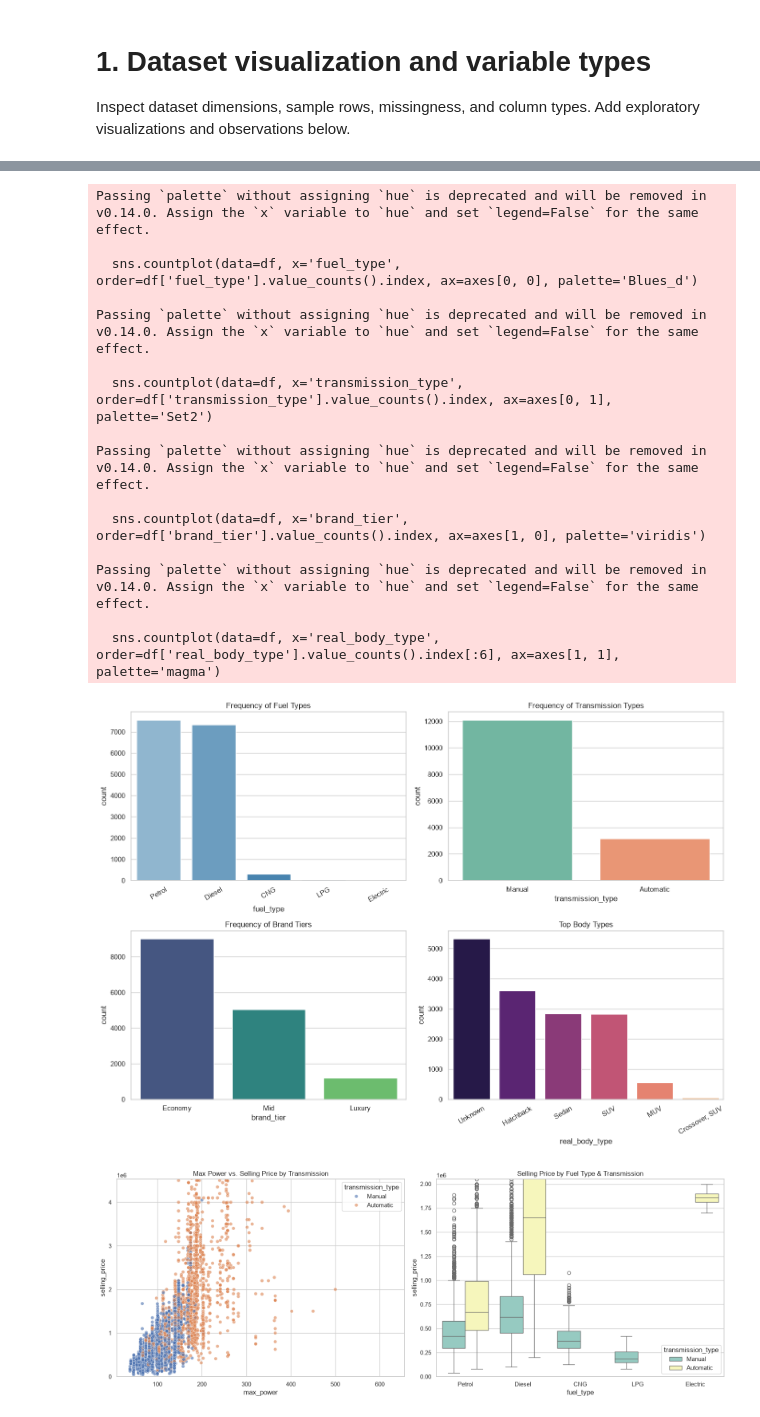
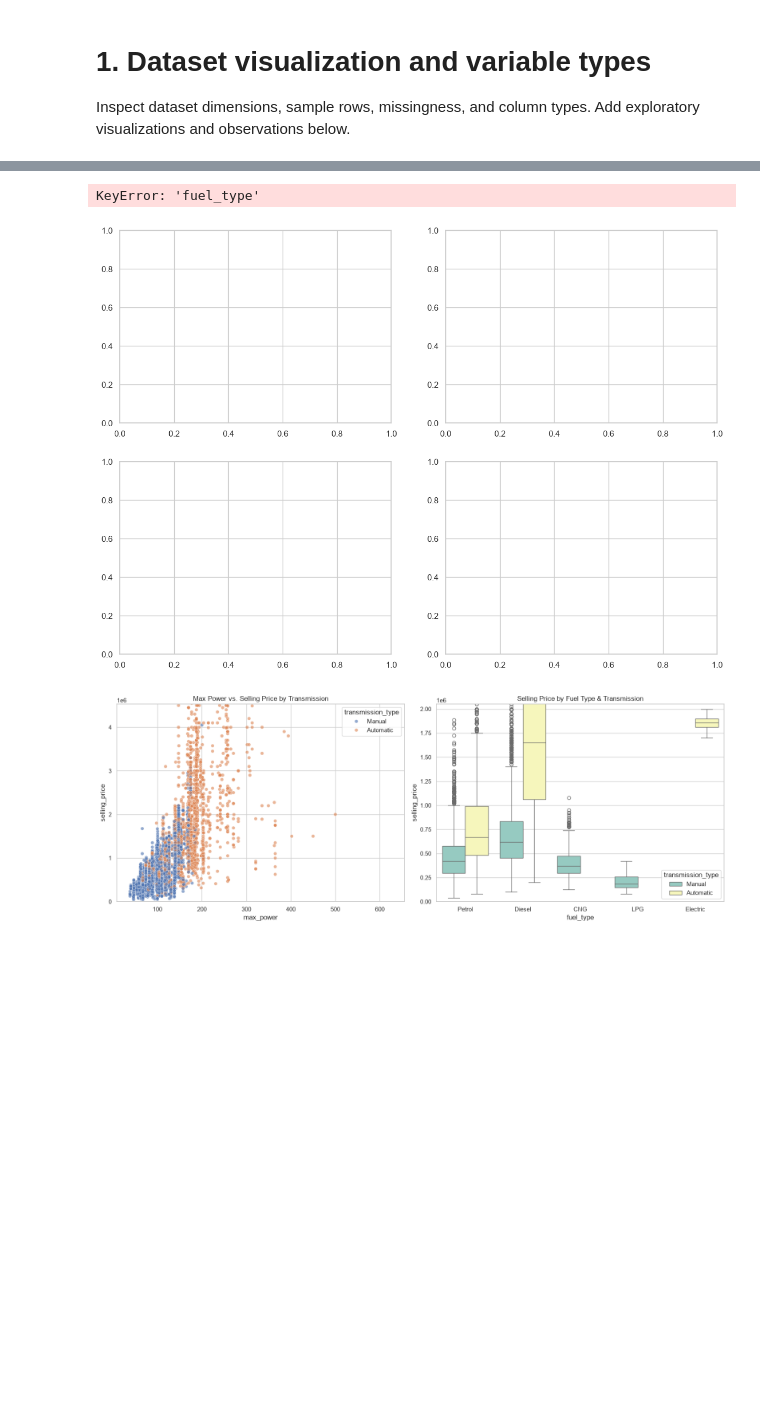
Before and after one commit to Data-six6/car_price_prediction, a Jupyter notebook: Car_Sale_Analysis/notebooks/01_dataset_visualization.ipynb, the cells around one changed output, grey strips where cells are left out. Drawn from its saved outputs; the diff is of its cells as text; code cells hidden in the pictures; blank space fills up the shorter version.

```diff
--- a/Car_Sale_Analysis/notebooks/01_dataset_visualization.ipynb
+++ b/Car_Sale_Analysis/notebooks/01_dataset_visualization.ipynb
@@ -11,7 +11,7 @@ import seaborn as sns
 sns.set_theme(style="whitegrid")
 
 # Load dataset
-df = pd.read_csv(r'C:\Users\USER\OneDrive - Cambodia Academy of Digital Technology\Car_Sale_Analysis\car_price_prediction\Car_Sale_Analysis\data\cardekho_cleaned.csv')
+df = pd.read_csv(r'C:\Users\USER\OneDrive - Cambodia Academy of Digital Technology\Car_Sale_Analysis\car_price_prediction\Car_Sale_Analysis\data\raw\final_destination.csv')
 
 # Display basic info and first few rows
 print("Dataset Shape:", df.shape)
@@ -69,40 +68,44 @@ plt.show()
 # %%
 # Visualizing category frequencies and proportions
 fig, axes = plt.subplots(2, 2, figsize=(14, 10))
 
-sns.countplot(data=df, x='fuel_type', order=df['fuel_type'].value_counts().index, ax=axes[0, 0], palette='Blues_d')
+# Visualizing available category frequencies
+fig, axes = plt.subplots(2, 2, figsize=(14, 10))
+
+plots = [
+    ('seller_type', 'Frequency of Seller Types', None),
+    ('transmission_type', 'Frequency of Transmission Types', None),
+    ('model_grouped', 'Most Common Models', 10),
+    ('real_body_type', 'Top Body Types', 6),
+]
+
+for ax, (column, title, limit) in zip(axes.flat, plots):
+    counts = df[column].value_counts()
+    order = counts.index[:limit] if limit else counts.index
+    sns.countplot(data=df, x=column, order=order, ax=ax)
+    ax.set_title(title)
+    ax.tick_params(axis='x', rotation=30)
+
+plt.tight_layout()
+plt.show()
 axes[0, 0].set_title('Frequency of Fuel Types')
 axes[0, 0].tick_params(axis='x', rotation=30)
 
 sns.countplot(data=df, x='transmission_type', order=df['transmission_type'].value_counts().index, ax=axes[0, 1], palette='Set2')
 axes[0, 1].set_title('Frequency of Transmission Types')
 
 sns.countplot(data=df, x='brand_tier', order=df['brand_tier'].value_counts().index, ax=axes[1, 0], palette='viridis')
 axes[1, 0].set_title('Frequency of Brand Tiers')
 
 sns.countplot(data=df, x='real_body_type', order=df['real_body_type'].value_counts().index[:6], ax=axes[1, 1], palette='magma')
 axes[1, 1].set_title('Top Body Types')
 axes[1, 1].tick_params(axis='x', rotation=30)
 
 plt.tight_layout()
 plt.show()
 # %% [output]
-Passing `palette` without assigning `hue` is deprecated and will be removed in v0.14.0. Assign the `x` variable to `hue` and set `legend=False` for the same effect.
-
-  sns.countplot(data=df, x='fuel_type', order=df['fuel_type'].value_counts().index, ax=axes[0, 0], palette='Blues_d')
-
-Passing `palette` without assigning `hue` is deprecated and will be removed in v0.14.0. Assign the `x` variable to `hue` and set `legend=False` for the same effect.
-
-  sns.countplot(data=df, x='transmission_type', order=df['transmission_type'].value_counts().index, ax=axes[0, 1], palette='Set2')
-
-Passing `palette` without assigning `hue` is deprecated and will be removed in v0.14.0. Assign the `x` variable to `hue` and set `legend=False` for the same effect.
-
-  sns.countplot(data=df, x='brand_tier', order=df['brand_tier'].value_counts().index, ax=axes[1, 0], palette='viridis')
-
-Passing `palette` without assigning `hue` is deprecated and will be removed in v0.14.0. Assign the `x` variable to `hue` and set `legend=False` for the same effect.
-
-  sns.countplot(data=df, x='real_body_type', order=df['real_body_type'].value_counts().index[:6], ax=axes[1, 1], palette='magma')
+KeyError: 'fuel_type'
-[figure, old version]
+[figure, new version]
 # %%
 # Comparing numerical and categorical interactions
 fig, axes = plt.subplots(1, 2, figsize=(16, 6))
```
Also changed, not shown: parts of 3 cells of this notebook, 1 other file.
